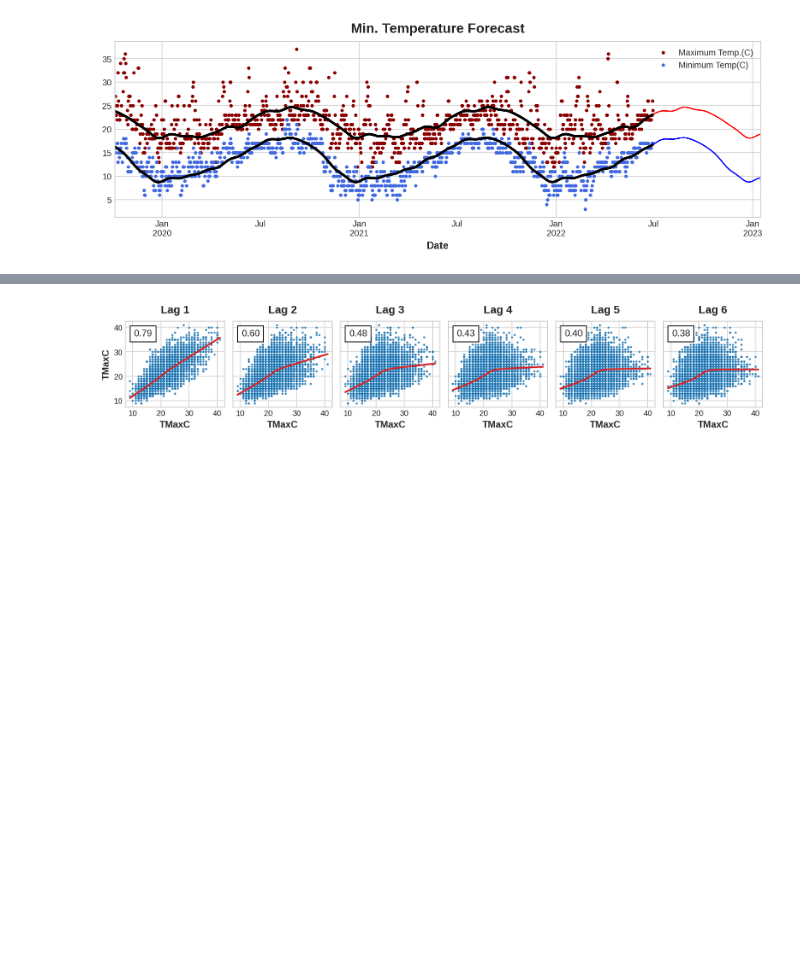
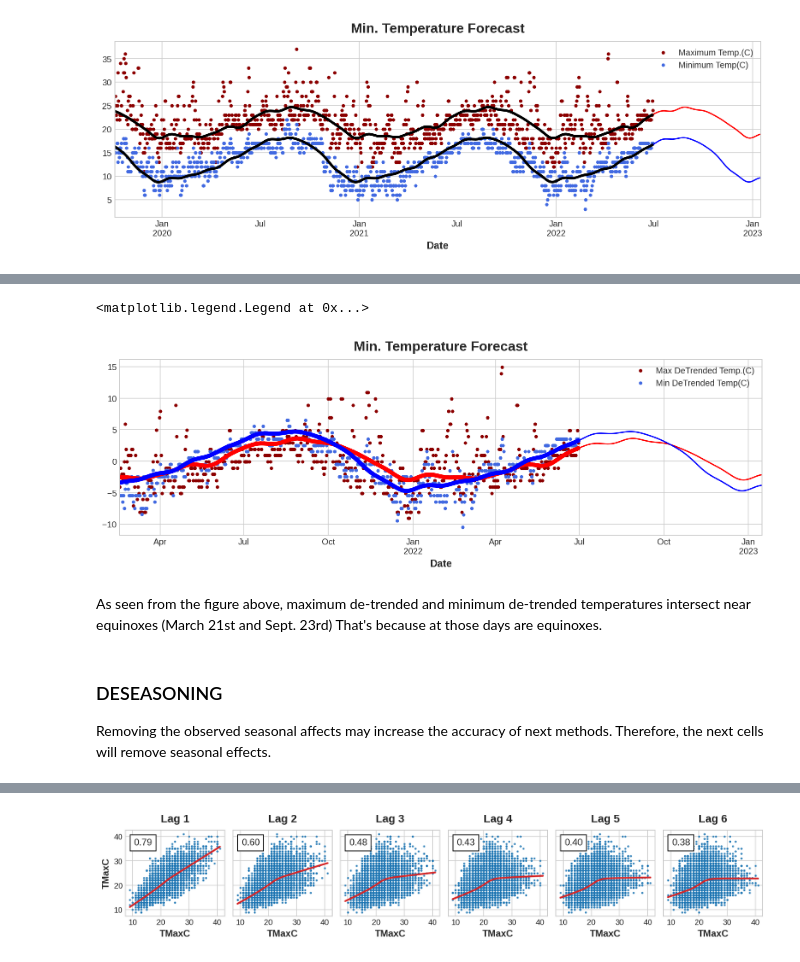
Before and after one commit to gunayyy21/Personal-Projects, a Jupyter notebook: LA weather time-analysis.ipynb, the cells around one changed output, grey strips where cells are left out. Cells and saved outputs as stored; diff of their text form; code cells hidden in the pictures; blank space fills up the shorter version.

```diff
--- a/LA weather time-analysis.ipynb
+++ b/LA weather time-analysis.ipynb
@@ -154,2 +153,0 @@ The Date column has been set as index.
-# %%
-weather_data.set_index("Date")
@@ -465,0 +489,48 @@ y_pred_trend_max.index = y_pred_trend.index.map(pd.to_datetime)
+# %%
+# Defining targets
+max_t = y_detrended_max
+min_t = y_detrended_min
+
+# Defining models
+model_max_detrended_seasonal = LinearRegression(fit_intercept = False)
+model_min_detrended_seasonal = LinearRegression(fit_intercept = False)
+
+# Fitting models over existing data
+model_max_detrended_seasonal.fit(X, max_t)
+model_min_detrended_seasonal.fit(X, min_t)
+
+# Defining Forecast Horizon
+X_fore = dp_detrended_seasonal.out_of_sample(steps=200)
+
+# Making predictions on historical data
+y_pred_max_seasonal = pd.Series(model_max_detrended_seasonal.predict(X), index = y_max.index)
+y_pred_min_seasonal = pd.Series(model_min_detrended_seasonal.predict(X), index = y_min.index)
+
+# Making forecasts
+y_fore_max = pd.Series(model_max_detrended_seasonal.predict(X_fore), X_fore.index)
+y_fore_min = pd.Series(model_min_detrended_seasonal.predict(X_fore), X_fore.index)
+# %%
+# Plotting detrended seasonalities
+## Plotting last 500 days to clearly see the data
+
+### Drawing scatter points
+ax = y_detrended_max[-500:].plot(style=".", title="Max. Temperature Forecast", color="darkred")
+ax = y_detrended_min[-500:].plot(style=".", title="Min. Temperature Forecast", color="royalblue")
+
+### Drawing the historically fitted lines
+ax = y_pred_max_seasonal[-500:].plot(ax=ax, label="Seasonal", linewidth=5, color="red")
+ax = y_pred_min_seasonal[-500:].plot(ax=ax, label="Seasonal", linewidth=5, color="blue")
+
+### plotting next 200 day forecasts in red
+ax = y_fore_max.plot(ax=ax, label="Seasonal Forecast", color="red")
+ax = y_fore_min.plot(ax=ax, label="Seasonal Forecast", color="blue")
+plt.legend(["Max DeTrended Temp.("+unit+")", f"Min DeTrended Temp({unit})"],loc=1)
+# %% [output]
+<matplotlib.legend.Legend at 0x...>
+[figure, added]
+# %% [markdown]
+As seen from the figure above, maximum de-trended and minimum de-trended temperatures intersect near equinoxes (March 21st and Sept. 23rd)
+That's because at those days are equinoxes.
+# %% [markdown]
+### DESEASONING
+Removing the observed seasonal affects may increase the accuracy of next methods. Therefore, the next cells will remove seasonal effects.
```
Also changed, not shown: parts of 84 cells of this notebook.
